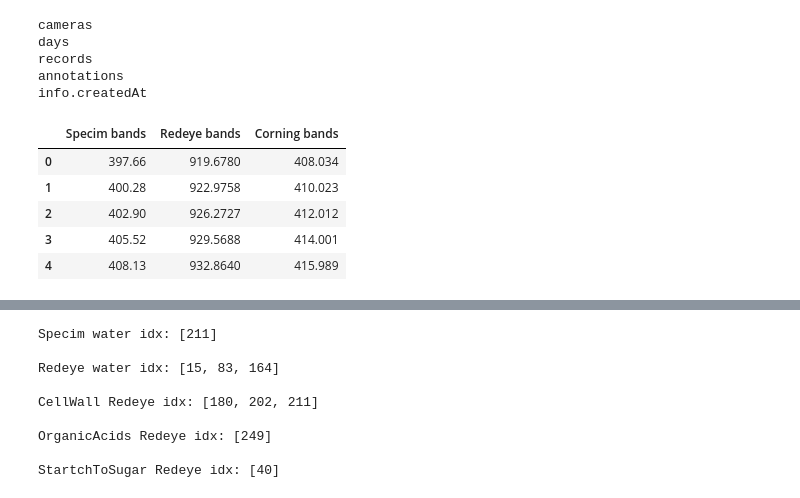
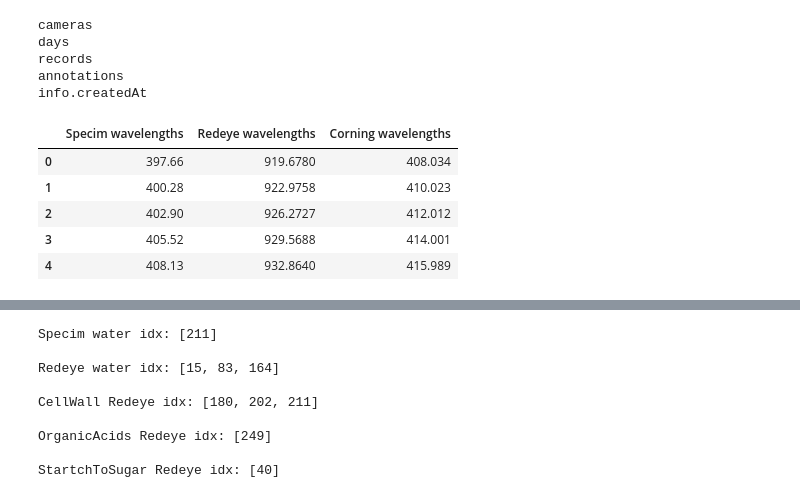
Before and after one commit to PyMati/FruitsClassificationFromHipespectralImages, a Jupyter notebook: robert-notebook.ipynb, the cells around one changed output, grey strips where cells are left out. Drawn from its saved outputs; the diff is of its cells as text; code cells hidden in the pictures.

```diff
--- a/robert-notebook.ipynb
+++ b/robert-notebook.ipynb
@@ -182,14 +180,14 @@ info.createdAt
 # %%
 
 df_combined = pd.DataFrame({
-    'Specim bands': dict(enumerate(df.cameras[0][0]['wavelengths'])),
-    'Redeye bands': dict(enumerate(df.cameras[0][1]['wavelengths'])),
-    'Corning bands':dict(enumerate(df.cameras[0][2]['wavelengths'])),
+    'Specim wavelengths': dict(enumerate(df.cameras[0][0]['wavelengths'])),
+    'Redeye wavelengths': dict(enumerate(df.cameras[0][1]['wavelengths'])),
+    'Corning wavelengths':dict(enumerate(df.cameras[0][2]['wavelengths'])),
 })
 
 df_combined.head()
 # %% [output]
-|  | Specim bands | Redeye bands | Corning bands |
+|  | Specim wavelengths | Redeye wavelengths | Corning wavelengths |
 | 0 | 397.66 | 919.6780 | 408.034 |
 | 1 | 400.28 | 922.9758 | 410.023 |
 | 2 | 402.90 | 926.2727 | 412.012 |
```
Also changed, not shown: parts of 7 cells of this notebook.
